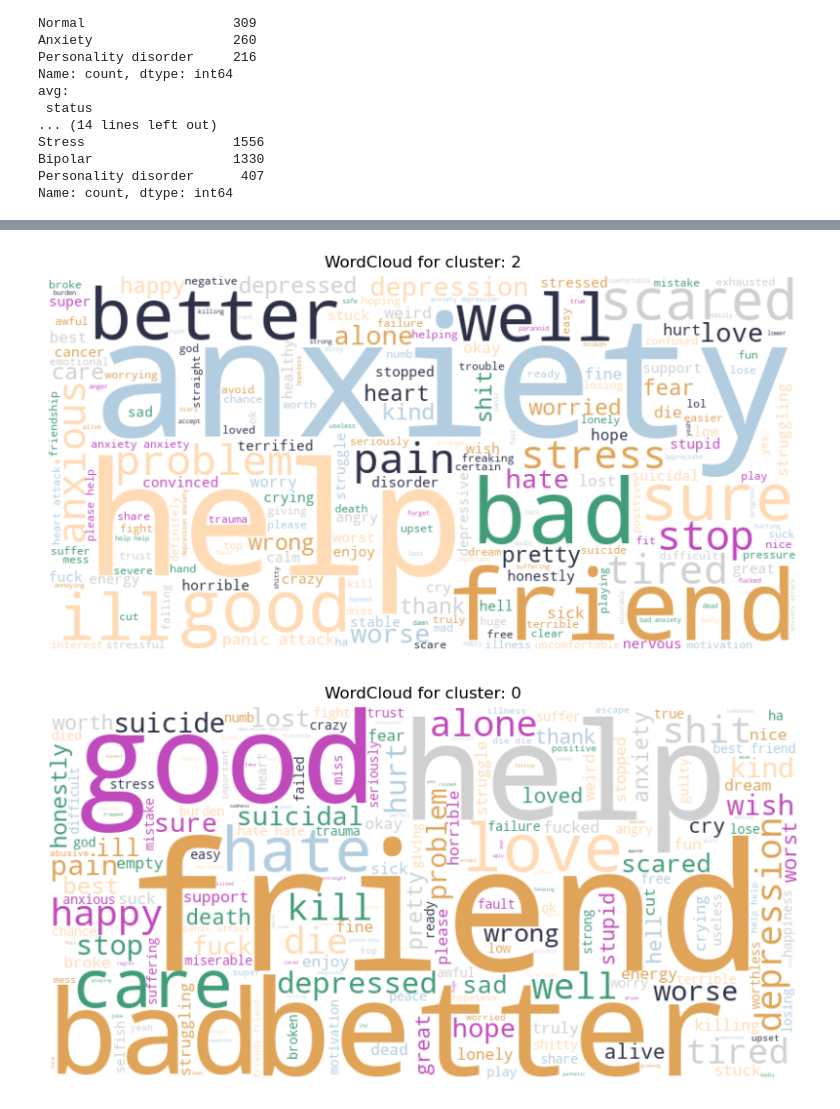
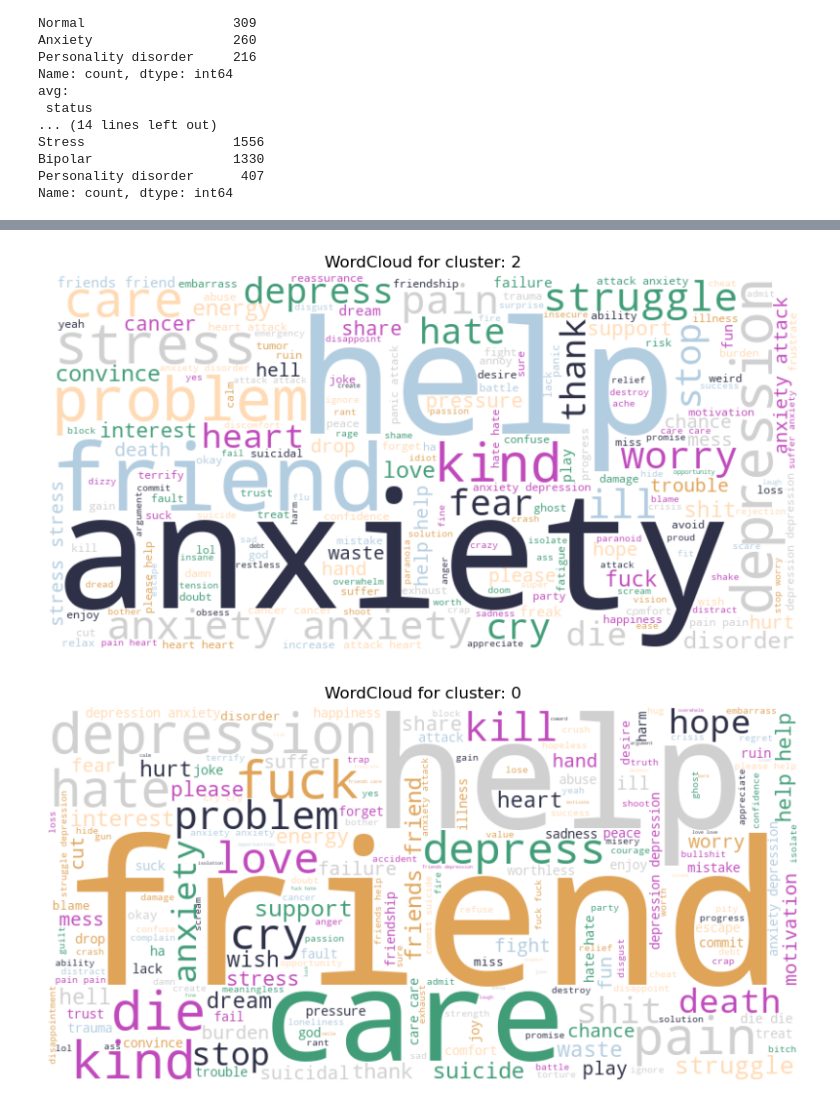
Before and after one commit to dakuikui001/KM6312_mental_health_sentiment_analysis, a Jupyter notebook: mental_health_sentiment_analysis.ipynb, the cells around one changed output, grey strips where cells are left out. Cells and saved outputs as stored; diff of their text form; code cells hidden in the pictures.

```diff
--- a/mental_health_sentiment_analysis.ipynb
+++ b/mental_health_sentiment_analysis.ipynb
@@ -284,16 +288,16 @@ def filter_words(tokens, lexicon, threshold=0.5):
     return filtered_words
 
 vader_lexicon = load_vader_lexicon()
-final_df['important_word'] = final_df['tokened_word'].apply(lambda x: filter_words(x, vader_lexicon))
+df_eda['important_word'] = df_eda['tokened_word'].apply(lambda x: filter_words(x, vader_lexicon))
 # %%
 # Get unique categories in 'status'
-statuses = final_df['status'].unique()
+statuses = df_eda['status'].unique()
 colors = ['#419D78', '#E0A458', '#2D3047', '#FFDBB5', '#C04ABC', '#B3CDE0', '#D0D0D0']
 # Define a color function
 def color_func(word, font_size, position, orientation, random_state=101, **kwargs):
     return random.choice(colors)
 
-tokens_data = ' '.join(final_df['important_word'].apply(lambda x: ' '.join(x)))
+tokens_data = ' '.join(df_eda['important_word'].apply(lambda x: ' '.join(x)))
 # Generate the WordCloud
 wordcloud = WordCloud(width=800, height=400, background_color='white', color_func=color_func).generate(tokens_data)
 
@@ -308,7 +312,7 @@ plt.show()
 # # Generate and plot the WordCloud for each category
 # for status in statuses:
 #     # Filter the tokens data for the current status
-#     tokens_data = ' '.join(final_df[final_df['status'] == status]['important_word'].apply(lambda x: ' '.join(x)))
+#     tokens_data = ' '.join(df_eda[df_eda['status'] == status]['important_word'].apply(lambda x: ' '.join(x)))
 #     # Generate the WordCloud
 #     wordcloud = WordCloud(width=800, height=400, background_color='white', color_func=color_func).generate(tokens_data)
 
@@ -595,7 +587,9 @@ Stress                   2587
 Personality disorder     1077
 Name: count, dtype: int64
 # %%
+df_km['pos_tag'] = df_km['stemmed_word'].apply(nltk.pos_tag)
 df_km['stemmed_word'] = df_km['stemmed_word'].apply(lambda x: ' '.join(x))
+
 df_km.head()
 # %% [output]
 |  | status | statement | split | tokened_word | word_length | score_neg | score_neu | score_pos | ... |
@@ -604,6 +598,9 @@ df_km.head()
 | 2 | Anxiety | eye dropping sharp pain behind ey... | train | [eye, dropping, sharp, pain, behi... | 20 | 0.221 | 0.635 | 0.144 | ... |
 | 3 | Anxiety | really scared diabetes major hypo... | train | [really, scared, diabetes, major,... | 45 | 0.336 | 0.664 | 0.000 | ... |
 | 4 | Anxiety | live moment stop worrying changin... | train | [live, moment, stop, worrying, ch... | 46 | 0.155 | 0.534 | 0.311 | ... |
+# %%
+df_km['noun'] = df_km['pos_tag'].apply(lambda x: [word for word, pos in x if pos.startswith('N')])
+df_km['noun'] = df_km['noun'].apply(lambda x: filter_words(x, vader_lexicon))
 # %%
 # vectorize the text data
 vectorizer = TfidfVectorizer()
@@ -719,7 +716,7 @@ def color_func(word, font_size, position, orientation, random_state=101, **kwarg
 # Generate and plot the WordCloud for each category
 for cluster_label in cluster_labels:
     # Filter the tokens data for the current status
-    tokens_data = ' '.join(df_km[(df_km['cluster_label']) == cluster_label]['important_word'].apply(lambda x: ' '.join(x)))
+    tokens_data = ' '.join(df_km[(df_km['cluster_label']) == cluster_label]['noun'].apply(lambda x: ' '.join(x)))
     # Generate the WordCloud
     wordcloud = WordCloud(width=800, height=400, background_color='white', color_func=color_func).generate(tokens_data)
 
@@ -734,2 +731,2 @@ for cluster_label in cluster_labels:
-[figure, old version]
+[figure, new version]
-[figure, old version]
+[figure, new version]
```
Also changed, not shown: parts of 11 cells of this notebook.
